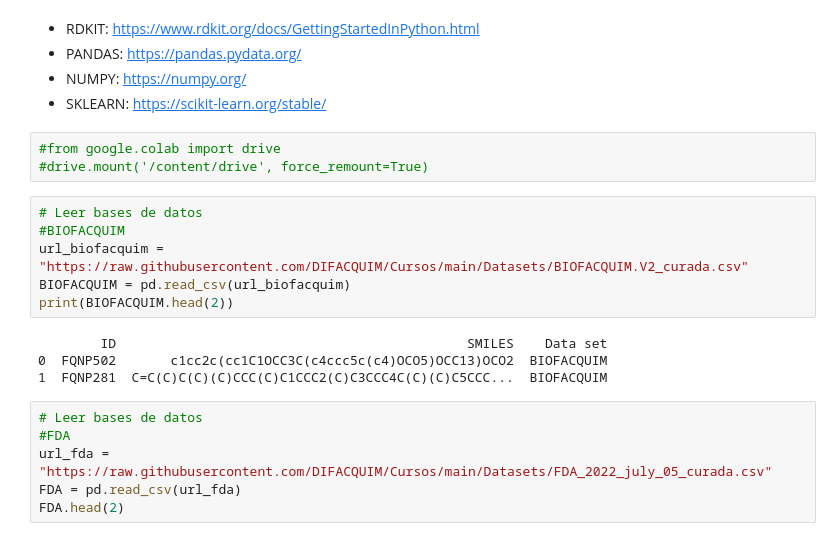
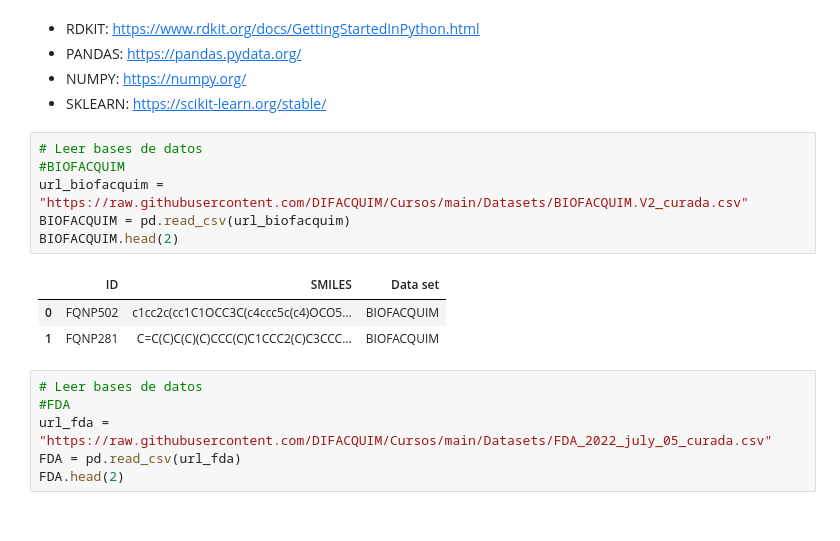
Before and after one commit to DIFACQUIM/Cursos, a Jupyter notebook: 6_2_Espacio_Químico_PCA.ipynb, the cells around one changed output. Cells and saved outputs as stored; diff of their text form.

```diff
--- a/6_2_Espacio_Químico_PCA.ipynb
+++ b/6_2_Espacio_Químico_PCA.ipynb
@@ -45,19 +45,16 @@ from rdkit.Chem import rdMolDescriptors
 * PANDAS: https://pandas.pydata.org/
 * NUMPY: https://numpy.org/
 * SKLEARN: https://scikit-learn.org/stable/
-# %%
-#from google.colab import drive
-#drive.mount('/content/drive', force_remount=True)
 # %%
 # Leer bases de datos
 #BIOFACQUIM
 url_biofacquim = "https://raw.githubusercontent.com/DIFACQUIM/Cursos/main/Datasets/BIOFACQUIM.V2_curada.csv"
 BIOFACQUIM = pd.read_csv(url_biofacquim)
-print(BIOFACQUIM.head(2))
+BIOFACQUIM.head(2)
 # %% [output]
-        ID                                             SMILES    Data set
-0  FQNP502       c1cc2c(cc1C1OCC3C(c4ccc5c(c4)OCO5)OCC13)OCO2  BIOFACQUIM
-1  FQNP281  C=C(C)C(C)(C)CCC(C)C1CCC2(C)C3CCC4C(C)(C)C5CCC...  BIOFACQUIM
+|  | ID | SMILES | Data set |
+| 0 | FQNP502 | c1cc2c(cc1C1OCC3C(c4ccc5c(c4)OCO5... | BIOFACQUIM |
+| 1 | FQNP281 | C=C(C)C(C)(C)CCC(C)C1CCC2(C)C3CCC... | BIOFACQUIM |
 # %%
 # Leer bases de datos
 #FDA
```
Also changed, not shown: parts of 3 cells of this notebook.
